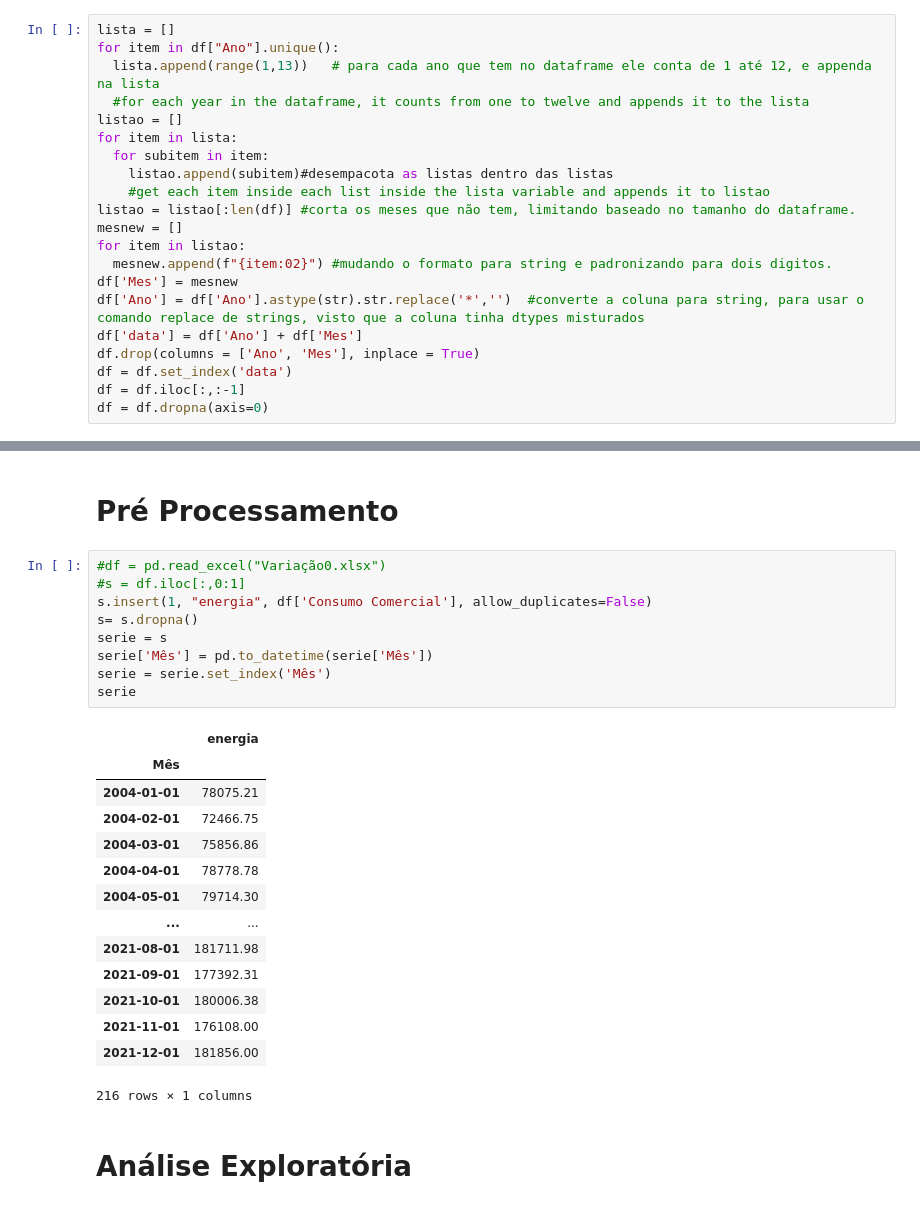
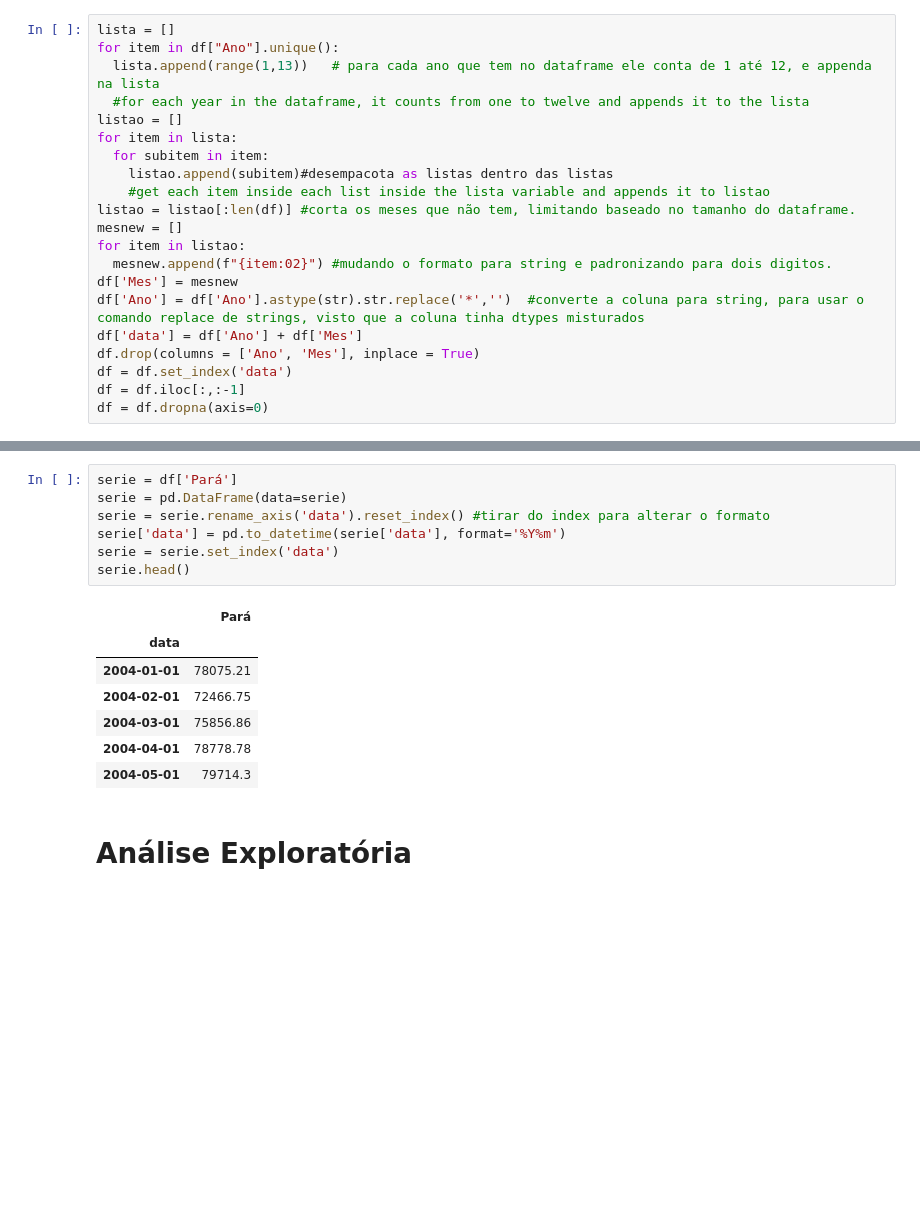
Before and after one commit to nicolycosta/RedesNeurais-SeriesTemporais, a Jupyter notebook: RNIPCA.ipynb, the cells around one changed output, grey strips where cells are left out. Saved outputs shown, nothing was run; the diff lists cells and outputs as text; blank space fills up the shorter version.

```diff
--- a/RNIPCA.ipynb
+++ b/RNIPCA.ipynb
@@ -93,29 +81,18 @@ serie.head()
-# %% [markdown]
-# **Pré Processamento**
-# %%
-#df = pd.read_excel("Variação0.xlsx")
-#s = df.iloc[:,0:1]
-s.insert(1, "energia", df['Consumo Comercial'], allow_duplicates=False)
-s= s.dropna()
-serie = s
-serie['Mês'] = pd.to_datetime(serie['Mês'])
-serie = serie.set_index('Mês')
-serie
-# %% [output]
-|  | energia |
-| Mês |  |
-| 2004-01-01 | 78075.21 |
-| 2004-02-01 | 72466.75 |
-| 2004-03-01 | 75856.86 |
-| 2004-04-01 | 78778.78 |
-| 2004-05-01 | 79714.30 |
-| ... | ... |
-| 2021-08-01 | 181711.98 |
-| 2021-09-01 | 177392.31 |
-| 2021-10-01 | 180006.38 |
-| 2021-11-01 | 176108.00 |
-| 2021-12-01 | 181856.00 |
-216 rows × 1 columns
+# %%
+serie = df['Pará']
+serie = pd.DataFrame(data=serie)
+serie = serie.rename_axis('data').reset_index() #tirar do index para alterar o formato
+serie['data'] = pd.to_datetime(serie['data'], format='%Y%m')
+serie = serie.set_index('data')
+serie.head()
+# %% [output]
+|  | Pará |
+| data |  |
+| 2004-01-01 | 78075.21 |
+| 2004-02-01 | 72466.75 |
+| 2004-03-01 | 75856.86 |
+| 2004-04-01 | 78778.78 |
+| 2004-05-01 | 79714.3 |
 # %% [markdown]
 # **Análise Exploratória**
 # %%
```
Also changed, not shown: parts of 8 cells of this notebook.
